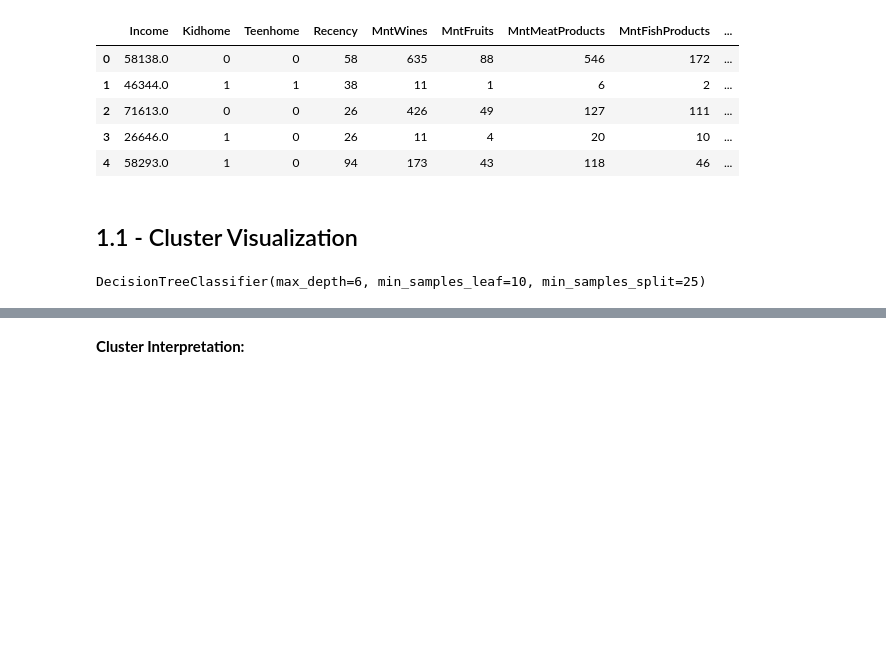
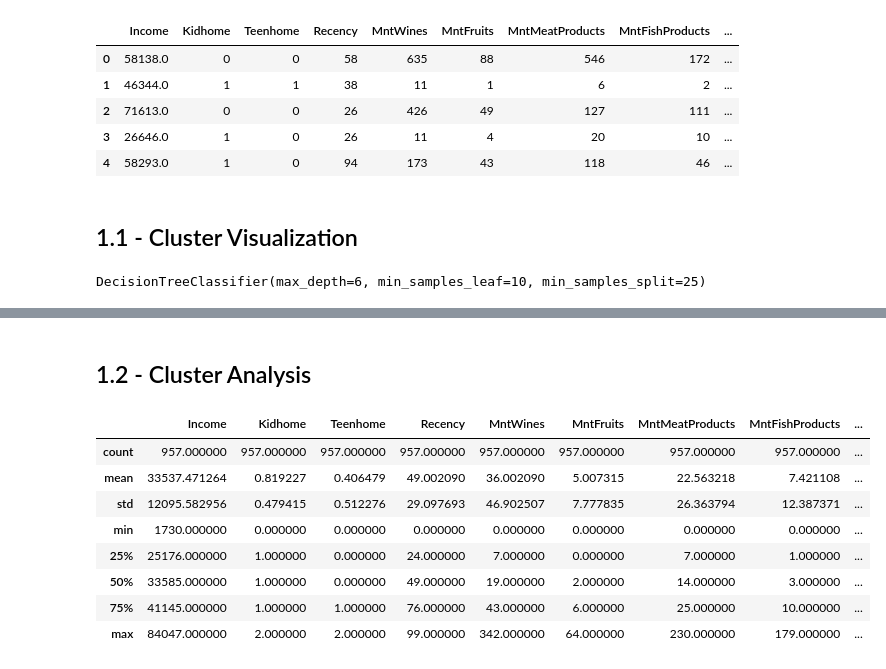
Before and after one commit to bert-bruno/case_miw, a Jupyter notebook: src/clustering.ipynb, the cells around one changed output, grey strips where cells are left out. Drawn from its saved outputs; the diff is of its cells as text; code cells hidden in the pictures; blank space fills up the shorter version.

```diff
--- a/src/clustering.ipynb
+++ b/src/clustering.ipynb
@@ -207,2 +231,21 @@ dataframe_dummy.to_csv('dataframe_clustered.csv')
 # %% [markdown]
-**Cluster Interpretation:**
+## 1.2 - Cluster Analysis
+# %%
+# --- Cluster Segmentation --- #
+cluster_0 = dataframe_dummy[dataframe_dummy['Cluster'] == 0] # Selecting the samples in cluster 0.
+cluster_1 = dataframe_dummy[dataframe_dummy['Cluster'] == 1] # Selecting the samples in cluster 1.
+cluster_2 = dataframe_dummy[dataframe_dummy['Cluster'] == 2] # Selecting the samples in cluster 2.
+cluster_3 = dataframe_dummy[dataframe_dummy['Cluster'] == 3] # Selecting the samples in cluster 3.
+# %%
+# --- Cluster 0 Analysis --- #
+cluster_0.describe() # Displaying the statistics of cluster 0.
+# %% [output]
+|  | Income | Kidhome | Teenhome | Recency | MntWines | MntFruits | MntMeatProducts | MntFishProducts | ... |
+| count | 957.000000 | 957.000000 | 957.000000 | 957.000000 | 957.000000 | 957.000000 | 957.000000 | 957.000000 | ... |
+| mean | 33537.471264 | 0.819227 | 0.406479 | 49.002090 | 36.002090 | 5.007315 | 22.563218 | 7.421108 | ... |
+| std | 12095.582956 | 0.479415 | 0.512276 | 29.097693 | 46.902507 | 7.777835 | 26.363794 | 12.387371 | ... |
+| min | 1730.000000 | 0.000000 | 0.000000 | 0.000000 | 0.000000 | 0.000000 | 0.000000 | 0.000000 | ... |
+| 25% | 25176.000000 | 1.000000 | 0.000000 | 24.000000 | 7.000000 | 0.000000 | 7.000000 | 1.000000 | ... |
+| 50% | 33585.000000 | 1.000000 | 0.000000 | 49.000000 | 19.000000 | 2.000000 | 14.000000 | 3.000000 | ... |
+| 75% | 41145.000000 | 1.000000 | 1.000000 | 76.000000 | 43.000000 | 6.000000 | 25.000000 | 10.000000 | ... |
+| max | 84047.000000 | 2.000000 | 2.000000 | 99.000000 | 342.000000 | 64.000000 | 230.000000 | 179.000000 | ... |
```
Also changed, not shown: parts of 10 cells of this notebook.
